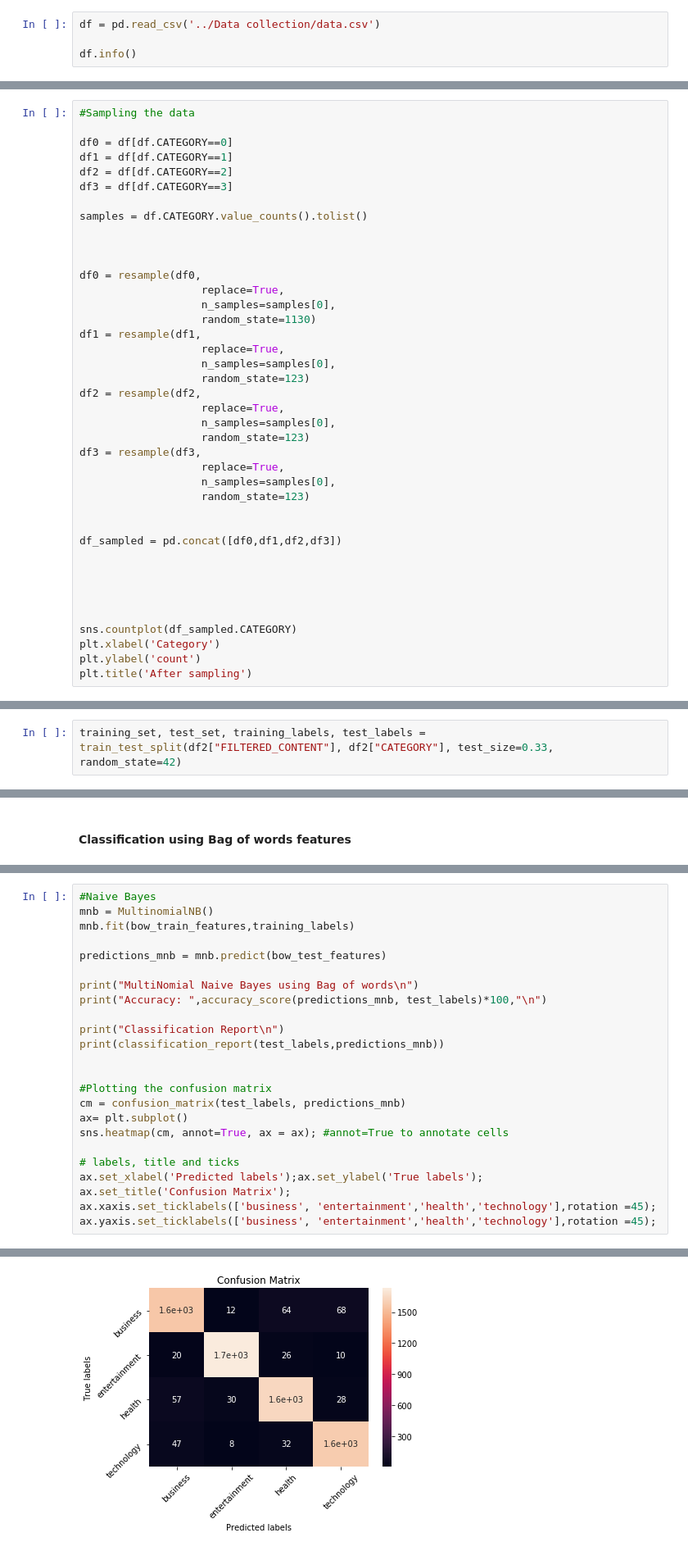
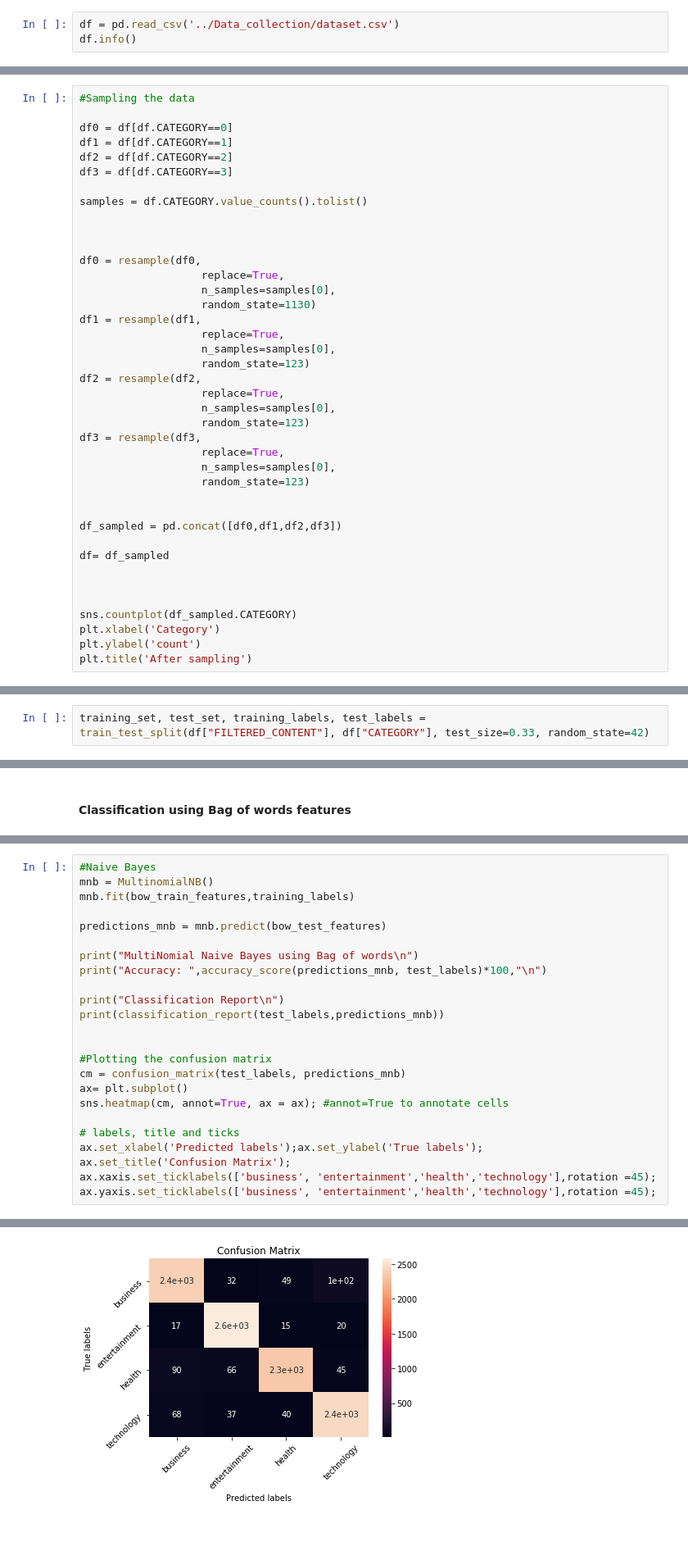
Before and after one commit to saiharshithreddy/Text-classification-and-summarization, a Jupyter notebook: TextClassification/Text_Classification.ipynb, the cells around one changed output, grey strips where cells are left out. Shown: that part at 82% size. Saved outputs shown, nothing was run; the diff lists cells and outputs as text.

```diff
--- a/TextClassification/Text_Classification.ipynb
+++ b/TextClassification/Text_Classification.ipynb
@@ -23,8 +25,7 @@ from normalization import normalize_corpus
 # %% [markdown]
 ## Reading the data
 # %%
-df = pd.read_csv('../Data collection/data.csv')
-
+df = pd.read_csv('../Data_collection/dataset.csv')
 df.info()
 # %% [output]
 <class 'pandas.core.frame.DataFrame'>
@@ -98,7 +99,7 @@ df3 = resample(df3,
 
 df_sampled = pd.concat([df0,df1,df2,df3])
 
-
+df= df_sampled
 
 
 
@@ -112,7 +113,7 @@ Text(0.5, 1.0, 'After sampling')
 # %% [markdown]
 ## Feature Extraction using Bag of words
 # %%
-training_set, test_set, training_labels, test_labels = train_test_split(df2["FILTERED_CONTENT"], df2["CATEGORY"], test_size=0.33, random_state=42)
+training_set, test_set, training_labels, test_labels = train_test_split(df["FILTERED_CONTENT"], df["CATEGORY"], test_size=0.33, random_state=42)
 # %%
 #Bag of words
 vectorizer = CountVectorizer(min_df =2, ngram_range=(2,2))
@@ -184,7 +186,8 @@ sns.heatmap(cm, annot=True, ax = ax); #annot=True to annotate cells
 # labels, title and ticks
 ax.set_xlabel('Predicted labels');ax.set_ylabel('True labels');
 ax.set_title('Confusion Matrix');
-ax.xaxis.set_ticklabels(['business', 'entertainment','health','technology'],rotation =45); ax.yaxis.set_ticklabels(['business', 'entertainment','health','technology'],rotation =45);
+ax.xaxis.set_ticklabels(['business', 'entertainment','health','technology'],rotation =45);
+ax.yaxis.set_ticklabels(['business', 'entertainment','health','technology'],rotation =45);
 # %% [output]
 MultiNomial Naive Bayes using Bag of words
 
@@ -205 +208 @@ weighted avg       0.94      0.94      0.94      6919
-[figure, old version]
+[figure, new version]
```
Also changed, not shown: parts of 14 cells of this notebook, 1 other file.
